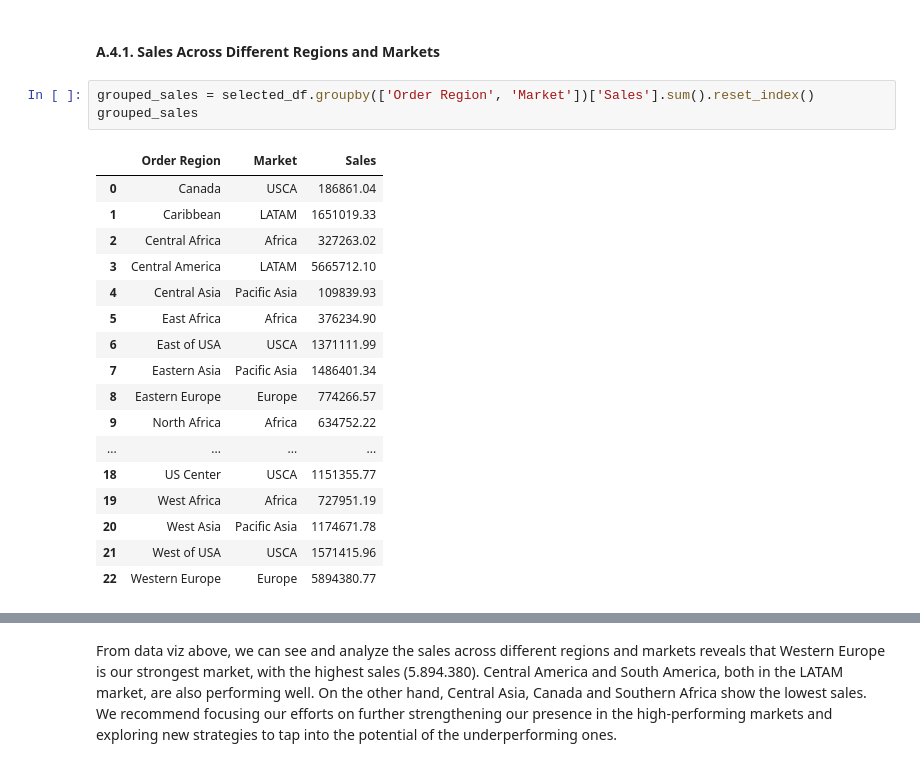
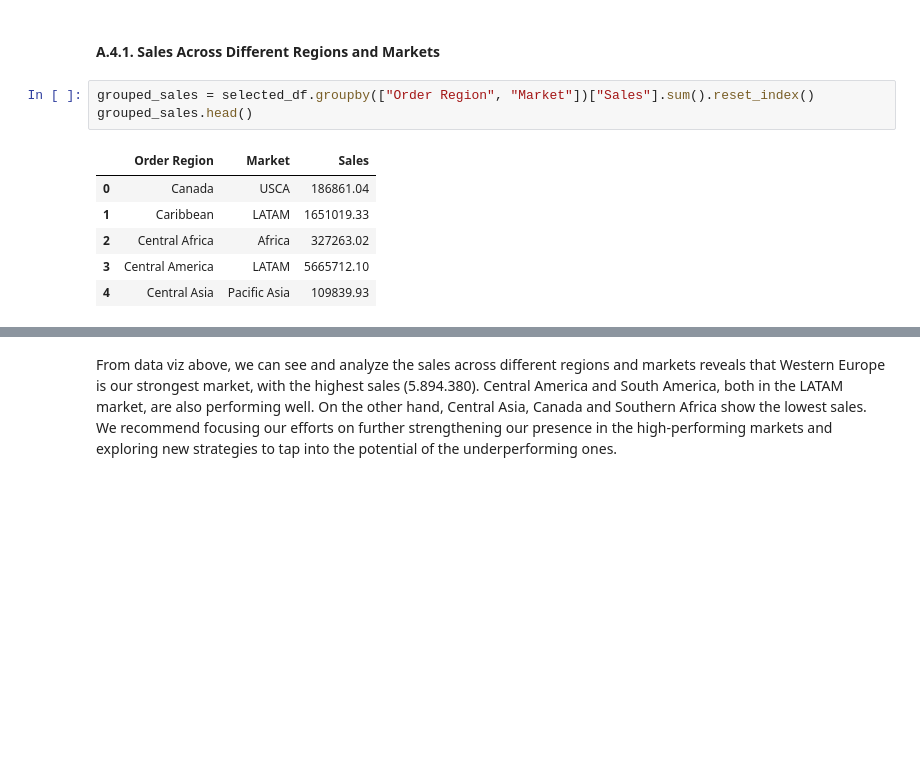
Before and after one commit to datawithalvin/pacmann-business-analytics, a Jupyter notebook: notebooks/data-exploration.ipynb, the cells around one changed output, grey strips where cells are left out. Cells and saved outputs as stored; diff of their text form; blank space fills up the shorter version.

```diff
--- a/notebooks/data-exploration.ipynb
+++ b/notebooks/data-exploration.ipynb
@@ -253,24 +255,13 @@ This dataset covers `order date` placed between January 1, 2015 and January 31,
 # %% [markdown]
 #### A.4.1. Sales Across Different Regions and Markets
 # %%
-grouped_sales = selected_df.groupby(['Order Region', 'Market'])['Sales'].sum().reset_index()
-grouped_sales
+grouped_sales = selected_df.groupby(["Order Region", "Market"])["Sales"].sum().reset_index()
+grouped_sales.head()
 # %% [output]
 |  | Order Region | Market | Sales |
 | 0 | Canada | USCA | 186861.04 |
 | 1 | Caribbean | LATAM | 1651019.33 |
 | 2 | Central Africa | Africa | 327263.02 |
 | 3 | Central America | LATAM | 5665712.10 |
 | 4 | Central Asia | Pacific Asia | 109839.93 |
-| 5 | East Africa | Africa | 376234.90 |
-| 6 | East of USA | USCA | 1371111.99 |
-| 7 | Eastern Asia | Pacific Asia | 1486401.34 |
-| 8 | Eastern Europe | Europe | 774266.57 |
-| 9 | North Africa | Africa | 634752.22 |
-| ... | ... | ... | ... |
-| 18 | US Center | USCA | 1151355.77 |
-| 19 | West Africa | Africa | 727951.19 |
-| 20 | West Asia | Pacific Asia | 1174671.78 |
-| 21 | West of USA | USCA | 1571415.96 |
-| 22 | Western Europe | Europe | 5894380.77 |
 # %%
```
Also changed, not shown: parts of 24 cells of this notebook.
